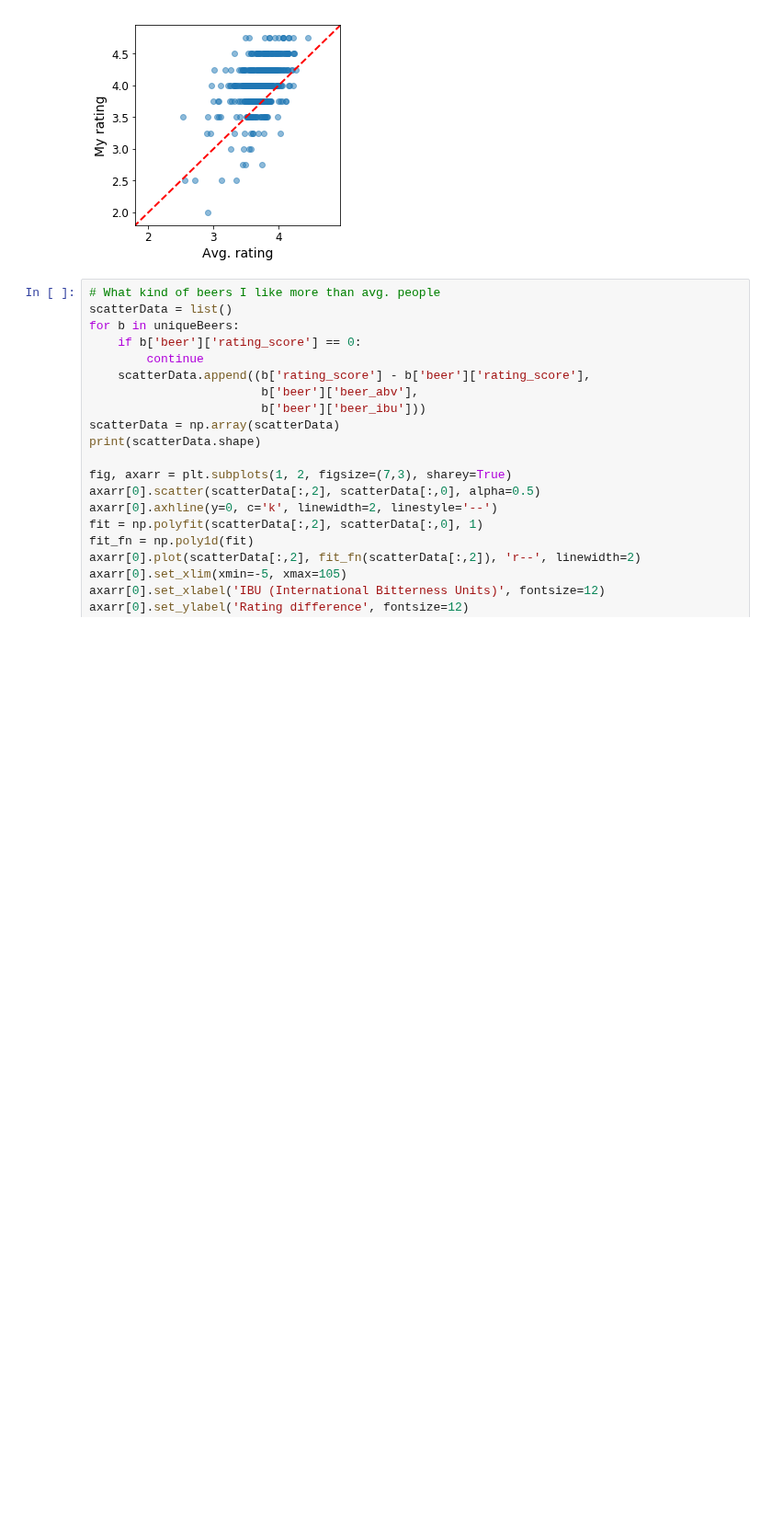
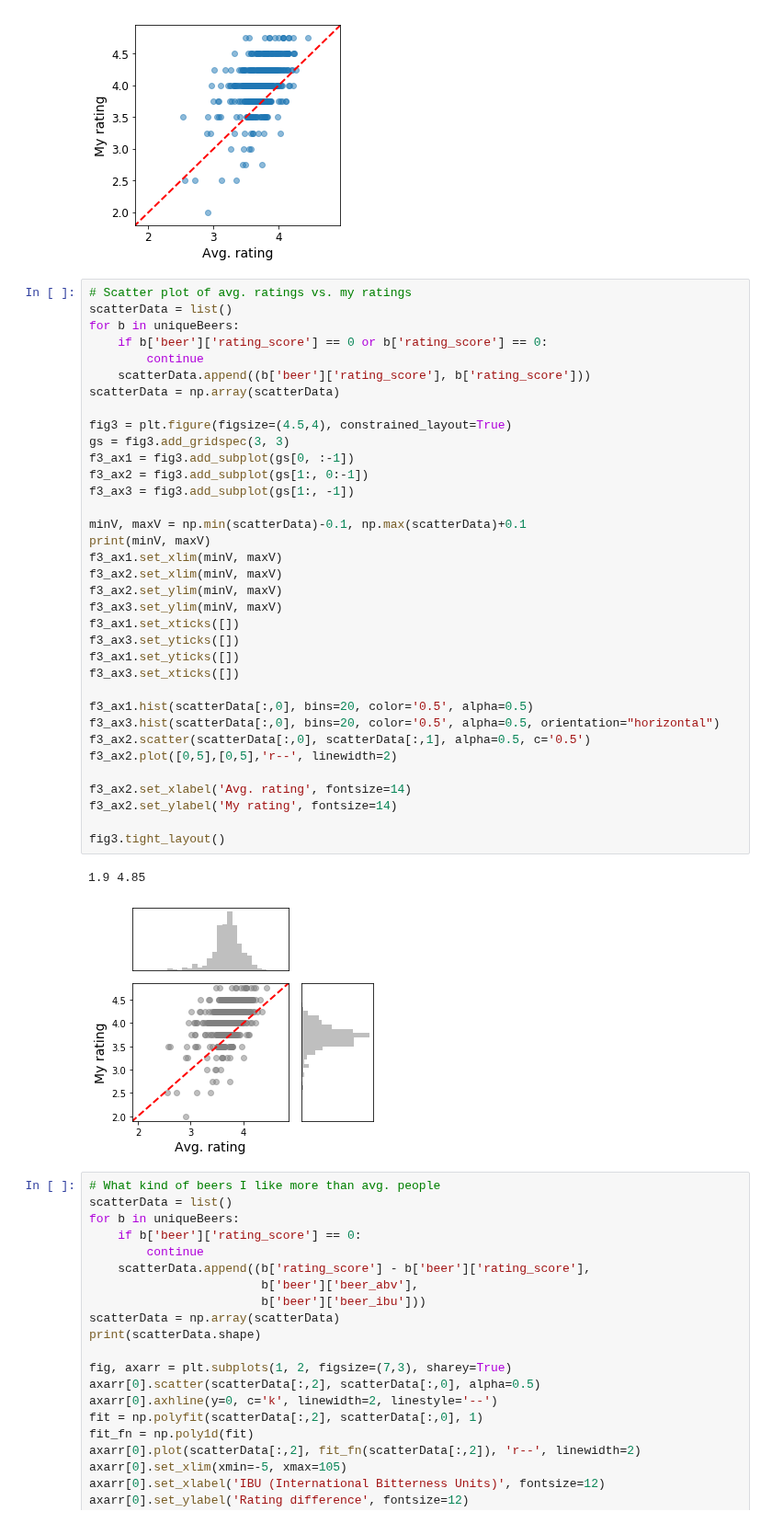
Before and after one commit to onurvarol/my_beer_exploration, a Jupyter notebook: untappd_analysis.ipynb, the cells around one changed output. Shown at 92% size. Saved outputs shown, nothing was run; the diff lists cells and outputs as text; blank space fills up the shorter version.

```diff
--- a/untappd_analysis.ipynb
+++ b/untappd_analysis.ipynb
@@ -231,6 +229,44 @@ plt.tick_params(axis='both', which='major', labelsize=12)
 # %% [output]
 2.0 4.75
 [figure]
+# %%
+# Scatter plot of avg. ratings vs. my ratings
+scatterData = list()
+for b in uniqueBeers:
+    if b['beer']['rating_score'] == 0 or b['rating_score'] == 0:
+        continue
+    scatterData.append((b['beer']['rating_score'], b['rating_score']))
+scatterData = np.array(scatterData)
+
+fig3 = plt.figure(figsize=(4.5,4), constrained_layout=True)
+gs = fig3.add_gridspec(3, 3)
+f3_ax1 = fig3.add_subplot(gs[0, :-1])
+f3_ax2 = fig3.add_subplot(gs[1:, 0:-1])
+f3_ax3 = fig3.add_subplot(gs[1:, -1])
+
+minV, maxV = np.min(scatterData)-0.1, np.max(scatterData)+0.1
+print(minV, maxV)
+f3_ax1.set_xlim(minV, maxV)
+f3_ax2.set_xlim(minV, maxV)
+f3_ax2.set_ylim(minV, maxV)
+f3_ax3.set_ylim(minV, maxV)
+f3_ax1.set_xticks([])
+f3_ax3.set_yticks([])
+f3_ax1.set_yticks([])
+f3_ax3.set_xticks([])
+
+f3_ax1.hist(scatterData[:,0], bins=20, color='0.5', alpha=0.5)
+f3_ax3.hist(scatterData[:,0], bins=20, color='0.5', alpha=0.5, orientation="horizontal")
+f3_ax2.scatter(scatterData[:,0], scatterData[:,1], alpha=0.5, c='0.5')
+f3_ax2.plot([0,5],[0,5],'r--', linewidth=2)
+
+f3_ax2.set_xlabel('Avg. rating', fontsize=14)
+f3_ax2.set_ylabel('My rating', fontsize=14)
+
+fig3.tight_layout()
+# %% [output]
+1.9 4.85
+[figure, added]
 # %%
 # What kind of beers I like more than avg. people
 scatterData = list()
```
Also changed, not shown: parts of 1 cell of this notebook, 1 other file.
